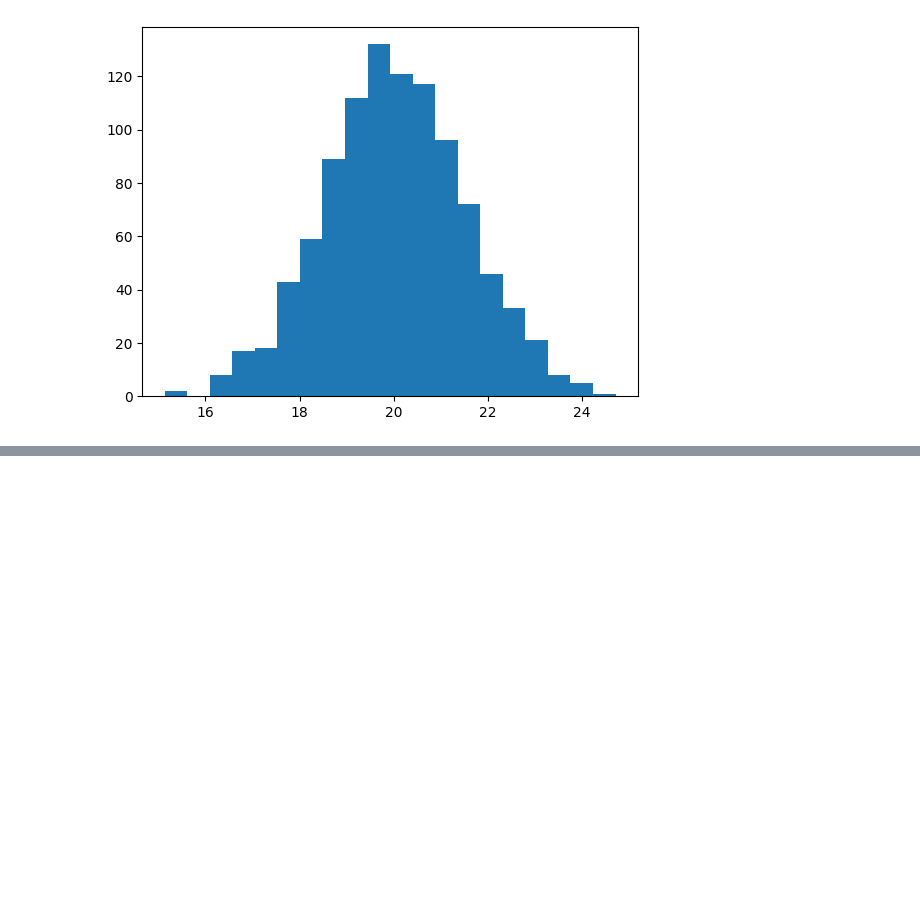
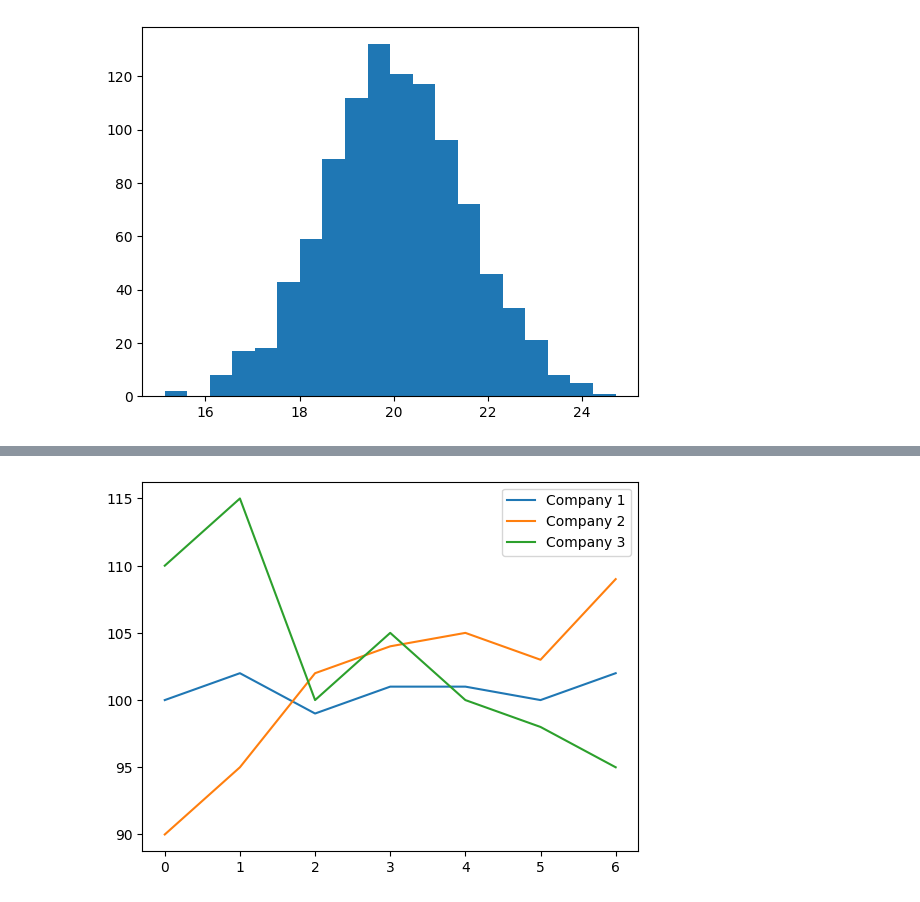
Before and after one commit to Peanshupranjal18/Python_Data_Analysis, a Jupyter notebook: Untitled.ipynb, the cells around one changed output, grey strips where cells are left out. Cells and saved outputs as stored; diff of their text form; code cells hidden in the pictures; blank space fills up the shorter version.

```diff
--- a/Untitled.ipynb
+++ b/Untitled.ipynb
@@ -412,0 +451,12 @@ plt.show()
+# %%
+stock_a = [100,102,99,101,101,100,102]
+stock_b = [90,95,102,104,105,103,109]
+stock_c = [110,115,100,105,100,98,95]
+
+plt.plot(stock_a , label="Company 1")
+plt.plot(stock_b , label="Company 2")
+plt.plot(stock_c , label="Company 3")
+plt.legend()
+plt.show()
+# %% [output]
+[figure, added]
```
Also changed, not shown: parts of 4 cells of this notebook.
